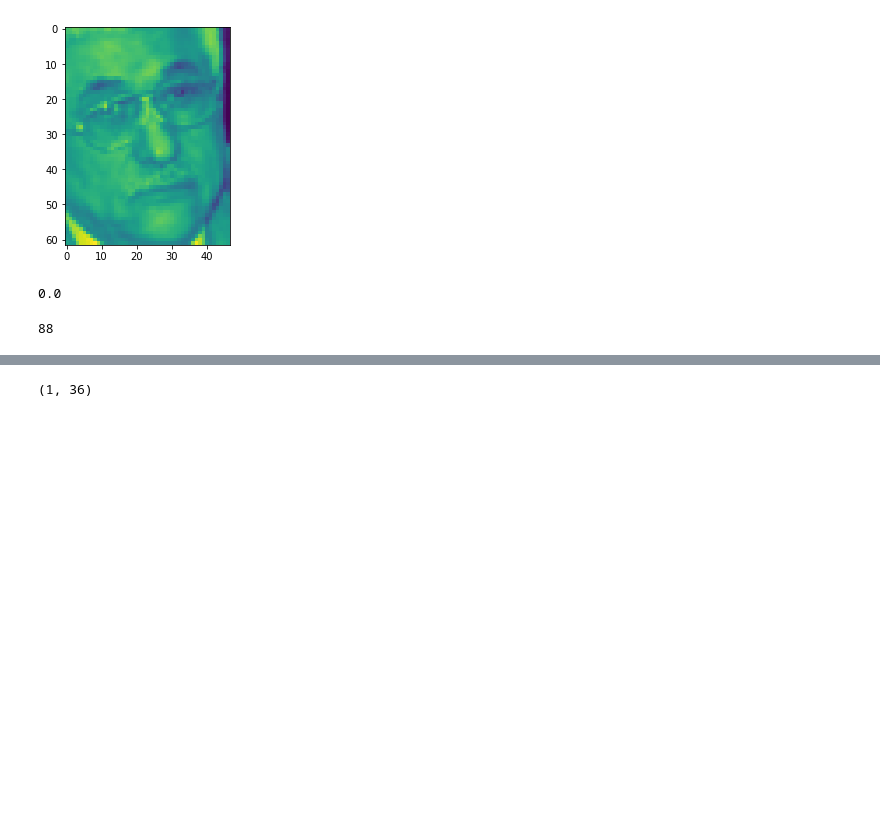
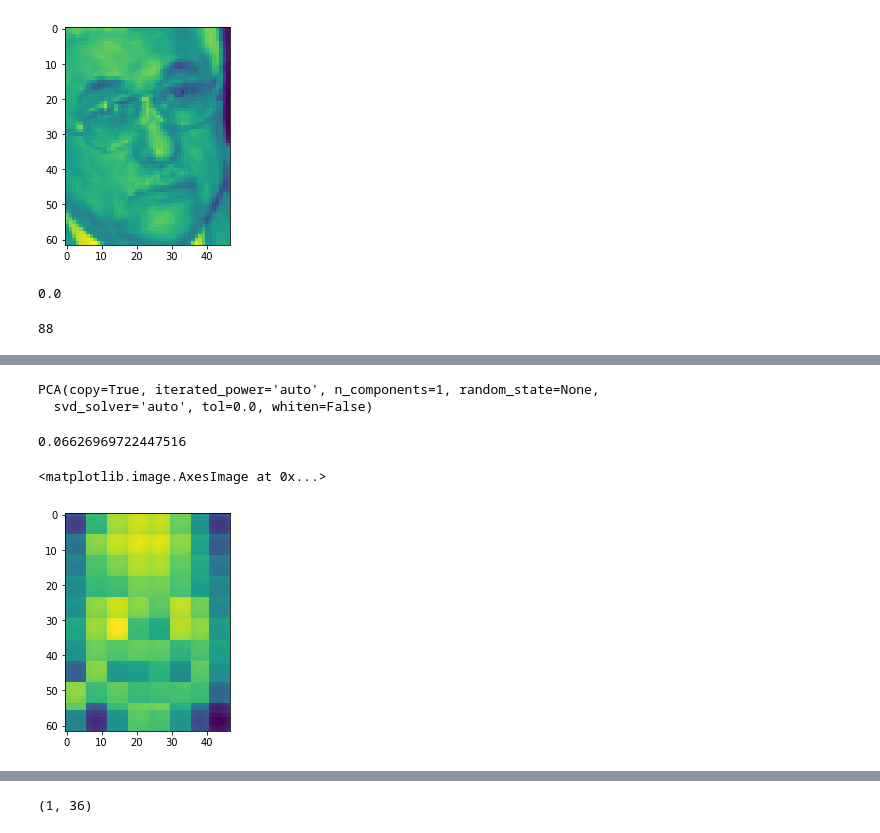
Before and after one commit to hkariti/anam, a Jupyter notebook: wet1/wet1.ipynb, the cells around one changed output, grey strips where cells are left out. Saved outputs shown, nothing was run; the diff lists cells and outputs as text; code cells hidden in the pictures; blank space fills up the shorter version.

```diff
--- a/wet1/wet1.ipynb
+++ b/wet1/wet1.ipynb
@@ -259,0 +236,19 @@ restored_patch = pca_obj.inverse_transform(patches_lowd[0])
+# %%
+i = image(0)
+# %%
+pca_obj = PCA(1)
+pca_obj.fit(patches_dataset)
+# %% [output]
+PCA(copy=True, iterated_power='auto', n_components=1, random_state=None,
+  svd_solver='auto', tol=0.0, whiten=False)
+# %%
+i_restored = compress_restore_image(i, pca_obj)
+# %%
+np.abs(i_restored - i).mean()
+# %% [output]
+0.06626969722447516
+# %%
+plt.imshow(i_restored)
+# %% [output]
+<matplotlib.image.AxesImage at 0x...>
+[figure, added]
```
Also changed, not shown: parts of 6 cells of this notebook.
